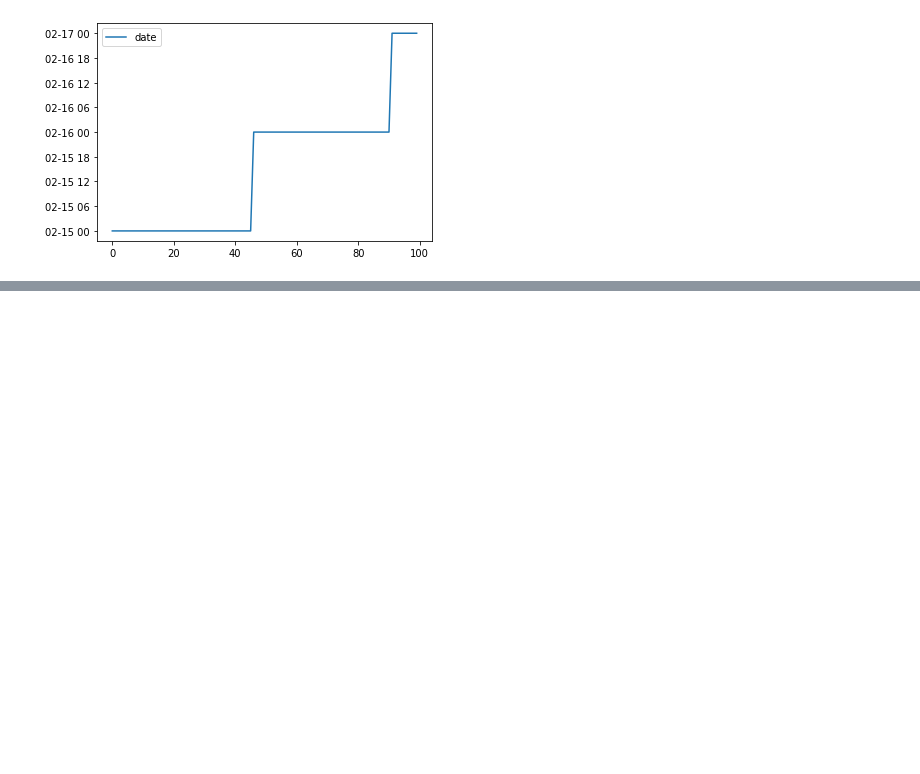
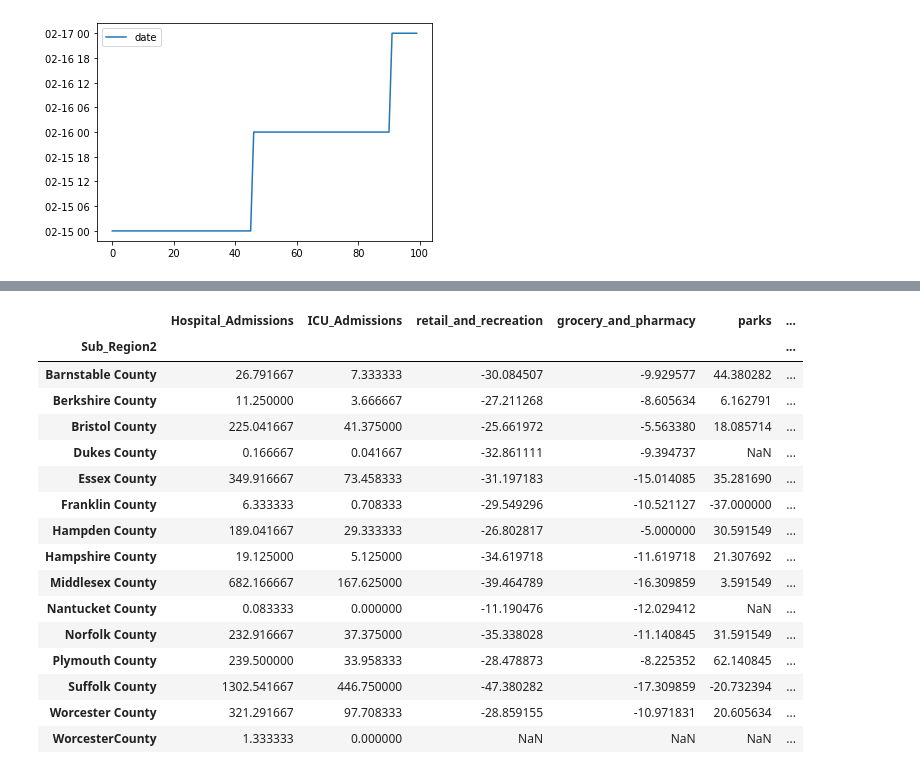
Before and after one commit to Adamantia/covid19-mit-teamd004, a Jupyter notebook: Covid19_Datathon_Team_d004.ipynb, the cells around one changed output, grey strips where cells are left out. Cells and saved outputs as stored; diff of their text form; code cells hidden in the pictures; blank space fills up the shorter version.

```diff
--- a/Covid19_Datathon_Team_d004.ipynb
+++ b/Covid19_Datathon_Team_d004.ipynb
@@ -404,0 +390,6 @@ df_covid19_mobility_cases_deaths.plot()
+# %%
+
+url_merged = 'https://raw.githubusercontent.com/Adamantia/covid19-mit-teamd004/master/Final%20Merge%20VP%20(1).csv'
+
+df = pd.read_csv(url_merged)
+df.head()
@@ -404,0 +403,21 @@ df_covid19_mobility_cases_deaths.plot()
+# %%
+df1 = df.groupby(['Sub_Region2']).mean()
+df1
+# %% [output]
+|  | Hospital_Admissions | ICU_Admissions | retail_and_recreation | grocery_and_pharmacy | parks | ... |
+| Sub_Region2 |  |  |  |  |  | ... |
+| Barnstable County | 26.791667 | 7.333333 | -30.084507 | -9.929577 | 44.380282 | ... |
+| Berkshire County | 11.250000 | 3.666667 | -27.211268 | -8.605634 | 6.162791 | ... |
+| Bristol County | 225.041667 | 41.375000 | -25.661972 | -5.563380 | 18.085714 | ... |
+| Dukes County | 0.166667 | 0.041667 | -32.861111 | -9.394737 | NaN | ... |
+| Essex County | 349.916667 | 73.458333 | -31.197183 | -15.014085 | 35.281690 | ... |
+| Franklin County | 6.333333 | 0.708333 | -29.549296 | -10.521127 | -37.000000 | ... |
+| Hampden County | 189.041667 | 29.333333 | -26.802817 | -5.000000 | 30.591549 | ... |
+| Hampshire County | 19.125000 | 5.125000 | -34.619718 | -11.619718 | 21.307692 | ... |
+| Middlesex County | 682.166667 | 167.625000 | -39.464789 | -16.309859 | 3.591549 | ... |
+| Nantucket County | 0.083333 | 0.000000 | -11.190476 | -12.029412 | NaN | ... |
+| Norfolk County | 232.916667 | 37.375000 | -35.338028 | -11.140845 | 31.591549 | ... |
+| Plymouth County | 239.500000 | 33.958333 | -28.478873 | -8.225352 | 62.140845 | ... |
+| Suffolk County | 1302.541667 | 446.750000 | -47.380282 | -17.309859 | -20.732394 | ... |
+| Worcester County | 321.291667 | 97.708333 | -28.859155 | -10.971831 | 20.605634 | ... |
+| WorcesterCounty | 1.333333 | 0.000000 | NaN | NaN | NaN | ... |
```
Also changed, not shown: parts of 21 cells of this notebook.
